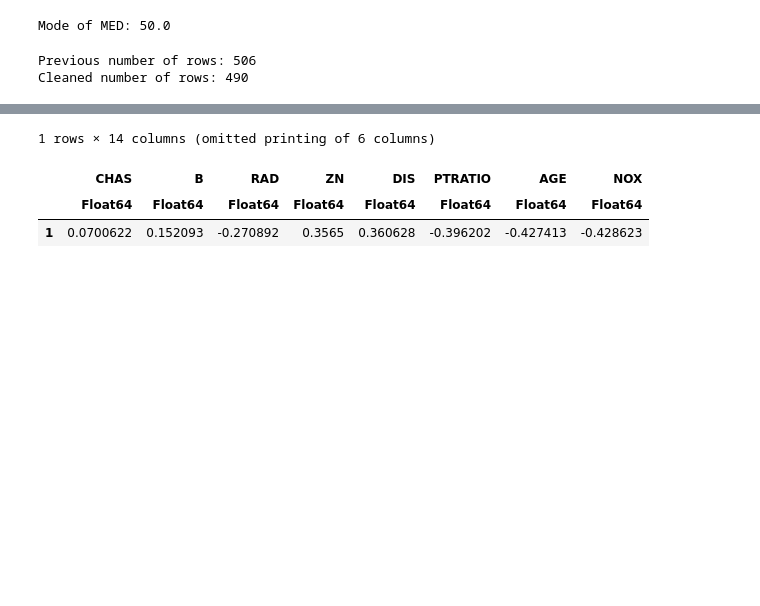
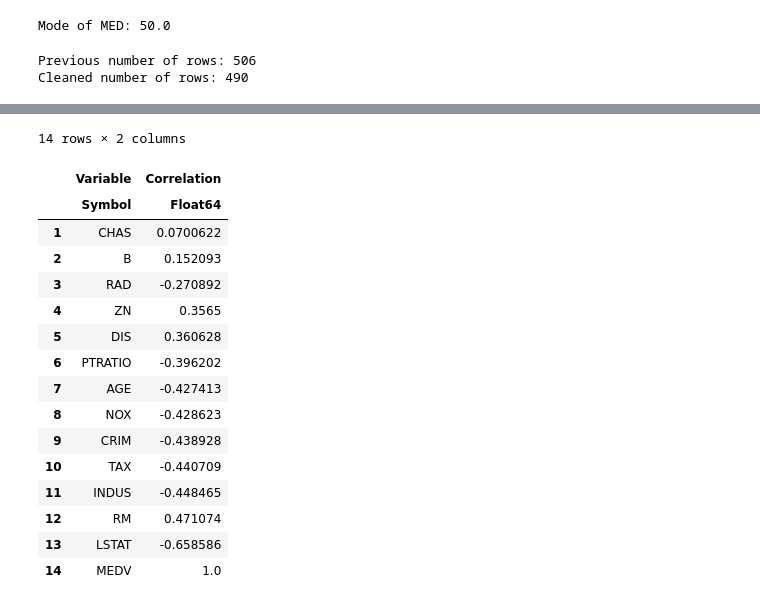
Before and after one commit to wolthom/manning_liveprojects, a Jupyter notebook: Part1_Boston-Housing.ipynb, the cells around one changed output, grey strips where cells are left out. Saved outputs shown, nothing was run; the diff lists cells and outputs as text; code cells hidden in the pictures; blank space fills up the shorter version.

```diff
--- a/Part1_Boston-Housing.ipynb
+++ b/Part1_Boston-Housing.ipynb
@@ -144,14 +144,27 @@ heatmap(labels, labels, mat)
 # %%
 ## Create DataFrame of correlations with MEDV
 idxs = corkendall(housing_cleaned[!, :MEDV], Matrix(housing_cleaned)) |> vec .|> abs |> sortperm
 housing_ordered = housing_cleaned[:, idxs]
 cors = corkendall(housing_ordered[!, :MEDV], Matrix(housing_ordered)) |> vec
-cor_df = DataFrame(propertynames(housing_ordered) .=> cors)
+cor_df = DataFrame(Variable=propertynames(housing_ordered), Correlation=cors)
 # %% [output]
-1 rows × 14 columns (omitted printing of 6 columns)
+14 rows × 2 columns
-|  | CHAS | B | RAD | ZN | DIS | PTRATIO | AGE | NOX |
-|  | Float64 | Float64 | Float64 | Float64 | Float64 | Float64 | Float64 | Float64 |
-| 1 | 0.0700622 | 0.152093 | -0.270892 | 0.3565 | 0.360628 | -0.396202 | -0.427413 | -0.428623 |
+|  | Variable | Correlation |
+|  | Symbol | Float64 |
+| 1 | CHAS | 0.0700622 |
+| 2 | B | 0.152093 |
+| 3 | RAD | -0.270892 |
+| 4 | ZN | 0.3565 |
+| 5 | DIS | 0.360628 |
+| 6 | PTRATIO | -0.396202 |
+| 7 | AGE | -0.427413 |
+| 8 | NOX | -0.428623 |
+| 9 | CRIM | -0.438928 |
+| 10 | TAX | -0.440709 |
+| 11 | INDUS | -0.448465 |
+| 12 | RM | 0.471074 |
+| 13 | LSTAT | -0.658586 |
+| 14 | MEDV | 1.0 |
 # %%
 using Statistics
 # %%
```
Also changed, not shown: parts of 2 cells of this notebook.
